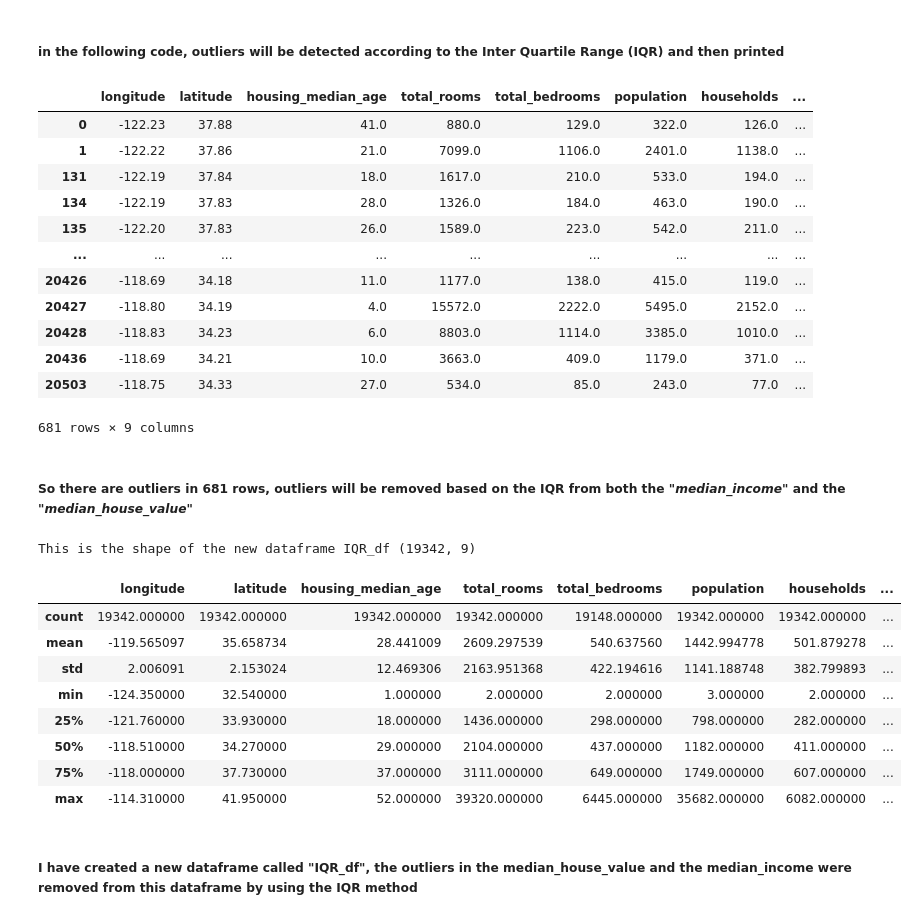
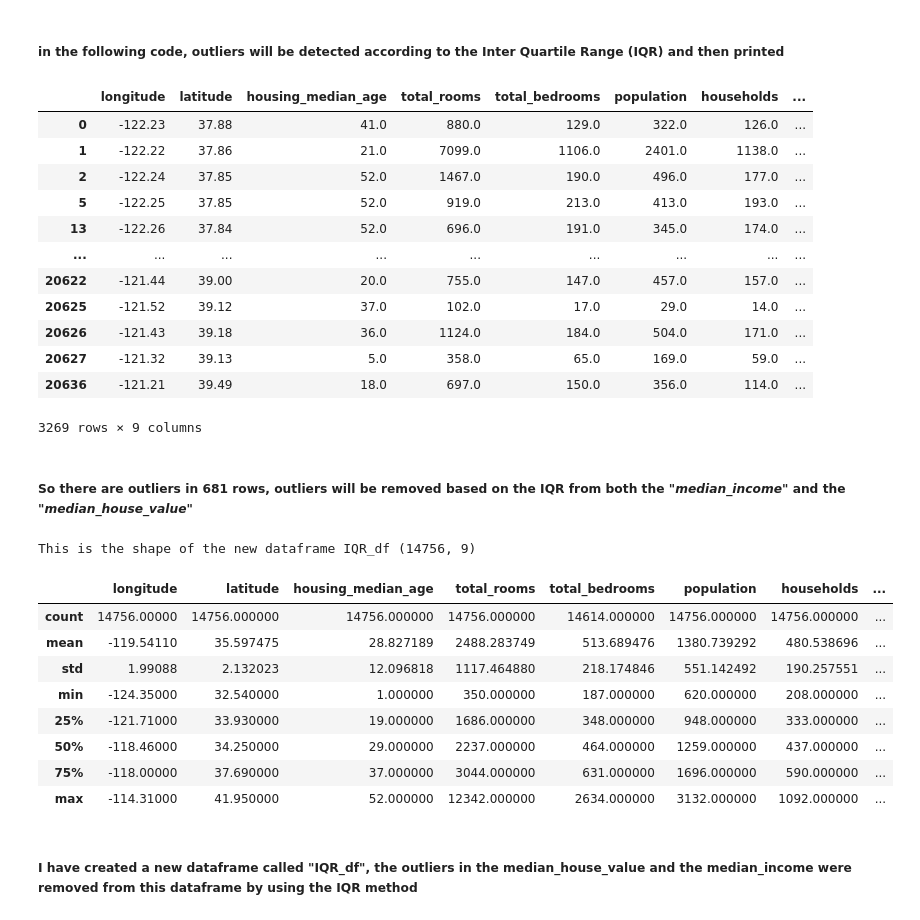
Before and after one commit to MO7AMED-119/CSCN8010-labs, a Jupyter notebook: Lab1.ipynb, the cells around one changed output. Drawn from its saved outputs; the diff is of its cells as text; code cells hidden in the pictures.

```diff
--- a/Lab1.ipynb
+++ b/Lab1.ipynb
@@ -184,45 +184,68 @@ plt.show
 #After finding the IQR, I set the lower boundary and the higher boundary to determine the outliers outside those boundaries.
 #IQR = 25th percentile of Median income - 75th percentile of median income
 import math
 
-
+#median income outliers
 mi_25p = Num_housedf['median_income'].quantile(0.25)
 mi_75p = Num_housedf['median_income'].quantile(0.75)
 IQR = mi_75p - mi_25p
 
 lower_boundary_squared = (mi_25p - (IQR*1.5))**2
 lower_boundary = math.sqrt(lower_boundary_squared)
 upper_boundary = mi_75p + (IQR*1.5)
 
+#median house value outliers
 mhv_25p = Num_housedf['median_house_value'].quantile(0.25)
 mhv_75p = Num_housedf['median_house_value'].quantile(0.75)
 IQR2 = mhv_75p - mhv_25p
 
 lower_boundary2_squared = (mhv_25p - (IQR2*1.5))**2
 lower_boundary2 = math.sqrt(lower_boundary2_squared)
 upper_boundary2 = mhv_75p + (IQR2*1.5)
 
+#population outliers
+pop_25p = Num_housedf['population'].quantile(0.25)
+pop_75p = Num_housedf['population'].quantile(0.75)
+IQR3 = pop_75p - pop_25p
+
+lower_boundary3_squared = (pop_25p - (IQR3*1.5))**2
+lower_boundary3 = math.sqrt(lower_boundary3_squared)
+upper_boundary3 = pop_75p + (IQR3*1.5)
+
+#households outliers
+hh_25p = Num_housedf['households'].quantile(0.25)
+hh_75p = Num_housedf['households'].quantile(0.75)
+IQR4 = hh_75p - hh_25p
+
+lower_boundary4_squared = (hh_25p - (IQR4*1.5))**2
+lower_boundary4 = math.sqrt(lower_boundary4_squared)
+upper_boundary4 = hh_75p + (IQR4*1.5)
+
 
 outliers_1 = Num_housedf[(Num_housedf['median_income'] > upper_boundary) | (Num_housedf['median_income'] < lower_boundary) &
-                       (Num_housedf['median_house_value'] > upper_boundary2) & (Num_housedf['median_house_value'] < lower_boundary2)
+                       (Num_housedf['median_house_value'] > upper_boundary2) | (Num_housedf['median_house_value'] < lower_boundary2) &
+                       (Num_housedf['population'] > upper_boundary3) | (Num_housedf['population'] < lower_boundary3)&
+                       (Num_housedf['households'] > upper_boundary4) | (Num_housedf['households'] < lower_boundary4)
+
+
 ]
 # outliers.shape
 outliers_1
 # I found that there are 681 outliers based on the IQR
 # %% [output]
 |  | longitude | latitude | housing_median_age | total_rooms | total_bedrooms | population | households | ... |
 | 0 | -122.23 | 37.88 | 41.0 | 880.0 | 129.0 | 322.0 | 126.0 | ... |
 | 1 | -122.22 | 37.86 | 21.0 | 7099.0 | 1106.0 | 2401.0 | 1138.0 | ... |
-| 131 | -122.19 | 37.84 | 18.0 | 1617.0 | 210.0 | 533.0 | 194.0 | ... |
-| 134 | -122.19 | 37.83 | 28.0 | 1326.0 | 184.0 | 463.0 | 190.0 | ... |
-| 135 | -122.20 | 37.83 | 26.0 | 1589.0 | 223.0 | 542.0 | 211.0 | ... |
+| 2 | -122.24 | 37.85 | 52.0 | 1467.0 | 190.0 | 496.0 | 177.0 | ... |
+| 5 | -122.25 | 37.85 | 52.0 | 919.0 | 213.0 | 413.0 | 193.0 | ... |
+| 13 | -122.26 | 37.84 | 52.0 | 696.0 | 191.0 | 345.0 | 174.0 | ... |
 | ... | ... | ... | ... | ... | ... | ... | ... | ... |
-| 20426 | -118.69 | 34.18 | 11.0 | 1177.0 | 138.0 | 415.0 | 119.0 | ... |
-| 20427 | -118.80 | 34.19 | 4.0 | 15572.0 | 2222.0 | 5495.0 | 2152.0 | ... |
-| 20428 | -118.83 | 34.23 | 6.0 | 8803.0 | 1114.0 | 3385.0 | 1010.0 | ... |
-| 20436 | -118.69 | 34.21 | 10.0 | 3663.0 | 409.0 | 1179.0 | 371.0 | ... |
-| 20503 | -118.75 | 34.33 | 27.0 | 534.0 | 85.0 | 243.0 | 77.0 | ... |
+| 20622 | -121.44 | 39.00 | 20.0 | 755.0 | 147.0 | 457.0 | 157.0 | ... |
+| 20625 | -121.52 | 39.12 | 37.0 | 102.0 | 17.0 | 29.0 | 14.0 | ... |
+| 20626 | -121.43 | 39.18 | 36.0 | 1124.0 | 184.0 | 504.0 | 171.0 | ... |
+| 20627 | -121.32 | 39.13 | 5.0 | 358.0 | 65.0 | 169.0 | 59.0 | ... |
+| 20636 | -121.21 | 39.49 | 18.0 | 697.0 | 150.0 | 356.0 | 114.0 | ... |
-681 rows × 9 columns
+3269 rows × 9 columns
 # %% [markdown]
 ##### So there are outliers in __681__ rows, outliers will be removed based on the __IQR__ from both the "_median_income_" and the _"median_house_value"_
 # %%
@@ -245,23 +268,25 @@ upper_boundary2 = mhv_75p + (IQR2*1.5)
 
 IQR_df = Num_housedf[
     (Num_housedf['median_income'] >= lower_boundary) & (Num_housedf['median_income'] <= upper_boundary) &
-    (Num_housedf['median_house_value'] >= lower_boundary2) & (Num_housedf['median_house_value'] <= upper_boundary2)
+    (Num_housedf['median_house_value'] >= lower_boundary2) & (Num_housedf['median_house_value'] <= upper_boundary2) &
+    (Num_housedf['population'] <= upper_boundary3) & (Num_housedf['population'] >= lower_boundary3)&
+    (Num_housedf['households'] <= upper_boundary4) & (Num_housedf['households'] >= lower_boundary4)
 
 ]
 shapeIQR = IQR_df.shape
 print("This is the shape of the new dataframe IQR_df",shapeIQR)
 IQR_df.describe()
 # %% [output]
-This is the shape of the new dataframe IQR_df (19342, 9)
+This is the shape of the new dataframe IQR_df (14756, 9)
 |  | longitude | latitude | housing_median_age | total_rooms | total_bedrooms | population | households | ... |
-| count | 19342.000000 | 19342.000000 | 19342.000000 | 19342.000000 | 19148.000000 | 19342.000000 | 19342.000000 | ... |
-| mean | -119.565097 | 35.658734 | 28.441009 | 2609.297539 | 540.637560 | 1442.994778 | 501.879278 | ... |
-| std | 2.006091 | 2.153024 | 12.469306 | 2163.951368 | 422.194616 | 1141.188748 | 382.799893 | ... |
-| min | -124.350000 | 32.540000 | 1.000000 | 2.000000 | 2.000000 | 3.000000 | 2.000000 | ... |
-| 25% | -121.760000 | 33.930000 | 18.000000 | 1436.000000 | 298.000000 | 798.000000 | 282.000000 | ... |
-| 50% | -118.510000 | 34.270000 | 29.000000 | 2104.000000 | 437.000000 | 1182.000000 | 411.000000 | ... |
-| 75% | -118.000000 | 37.730000 | 37.000000 | 3111.000000 | 649.000000 | 1749.000000 | 607.000000 | ... |
-| max | -114.310000 | 41.950000 | 52.000000 | 39320.000000 | 6445.000000 | 35682.000000 | 6082.000000 | ... |
+| count | 14756.00000 | 14756.000000 | 14756.000000 | 14756.000000 | 14614.000000 | 14756.000000 | 14756.000000 | ... |
+| mean | -119.54110 | 35.597475 | 28.827189 | 2488.283749 | 513.689476 | 1380.739292 | 480.538696 | ... |
+| std | 1.99088 | 2.132023 | 12.096818 | 1117.464880 | 218.174846 | 551.142492 | 190.257551 | ... |
+| min | -124.35000 | 32.540000 | 1.000000 | 350.000000 | 187.000000 | 620.000000 | 208.000000 | ... |
+| 25% | -121.71000 | 33.930000 | 19.000000 | 1686.000000 | 348.000000 | 948.000000 | 333.000000 | ... |
+| 50% | -118.46000 | 34.250000 | 29.000000 | 2237.000000 | 464.000000 | 1259.000000 | 437.000000 | ... |
+| 75% | -118.00000 | 37.690000 | 37.000000 | 3044.000000 | 631.000000 | 1696.000000 | 590.000000 | ... |
+| max | -114.31000 | 41.950000 | 52.000000 | 12342.000000 | 2634.000000 | 3132.000000 | 1092.000000 | ... |
 # %% [markdown]
 ##### I have created a new dataframe called __"IQR_df"__, the outliers in the median_house_value and the median_income were removed from this dataframe by using the IQR method
 # %% [markdown]
```
Also changed, not shown: parts of 14 cells of this notebook.
